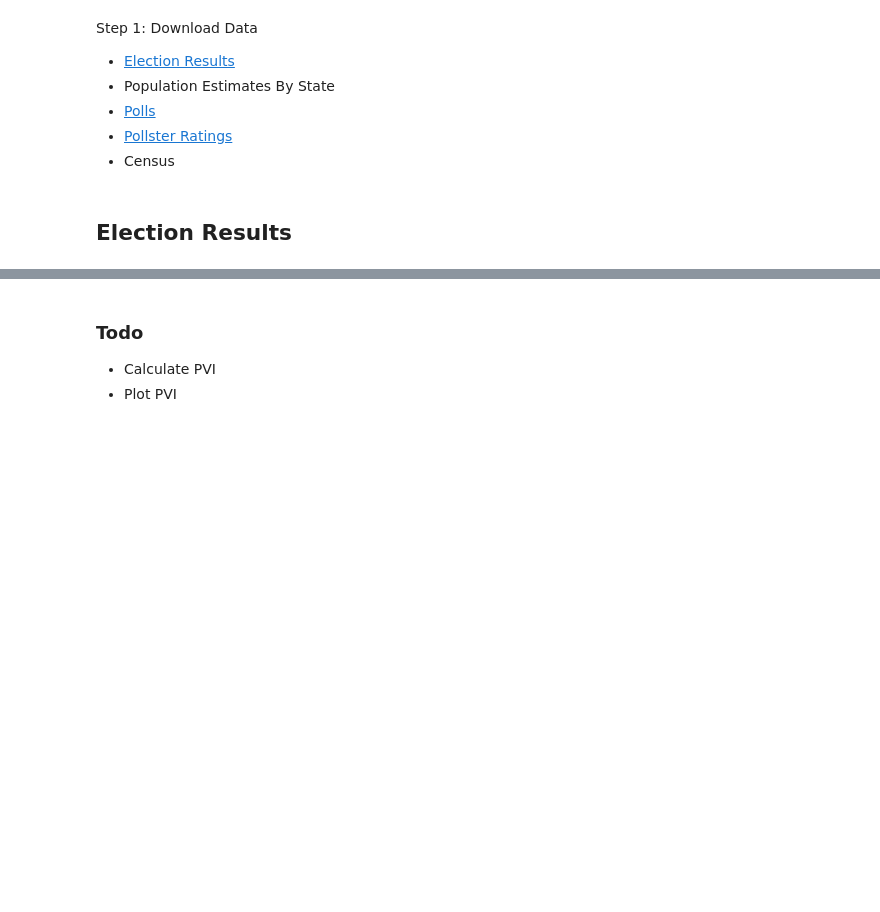
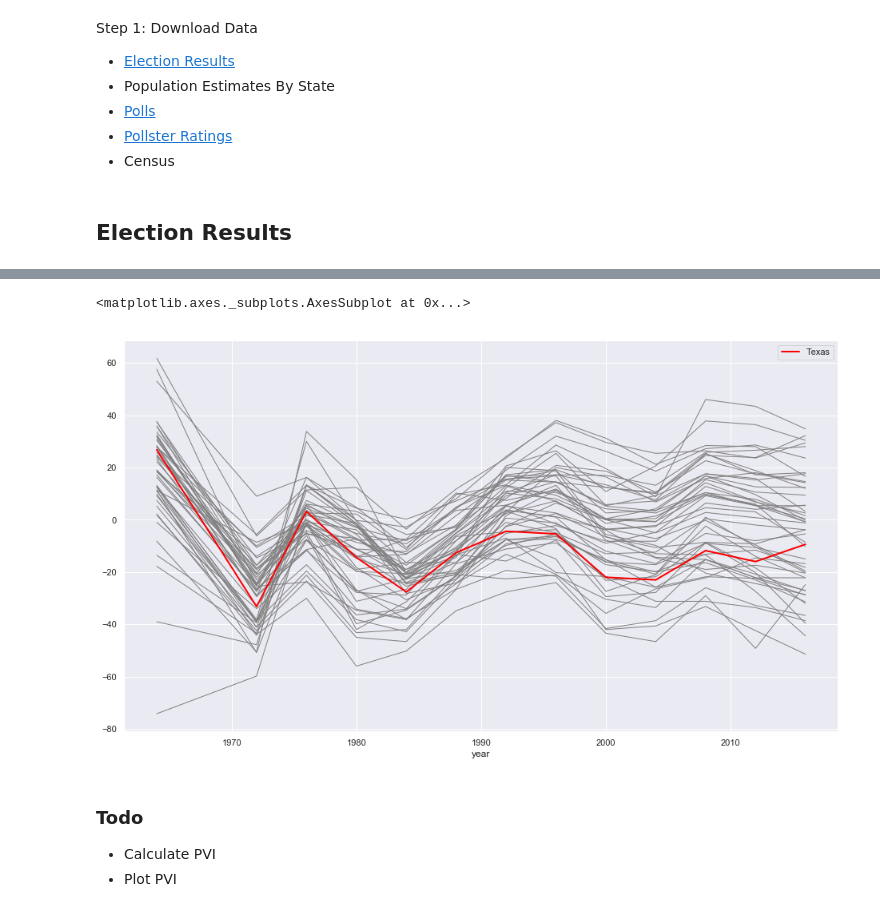
Before and after one commit to dmil/wrangler-polls, a Jupyter notebook: polling-analysis.ipynb, the cells around one changed output, grey strips where cells are left out. Drawn from its saved outputs; the diff is of its cells as text; code cells hidden in the pictures; blank space fills up the shorter version.

```diff
--- a/polling-analysis.ipynb
+++ b/polling-analysis.ipynb
@@ -77,3 +54,12 @@ geom_line()
+# %%
+fig, ax = plt.subplots()
+pres_results_by_state.groupby('state').plot(
+    x='year', y='d_margin', c='grey', kind='line', ax=ax, legend=False, linewidth=1);
+pres_results_by_state[pres_results_by_state.state=='Texas'].plot(
+    x='year', y='d_margin', c='red', kind='line', ax=ax, label='Texas', linewidth=2)
+# %% [output]
+<matplotlib.axes._subplots.AxesSubplot at 0x...>
+[figure, added]
 # %% [markdown]
 ### Todo
 - Calculate PVI
```
Also changed, not shown: parts of 24 cells of this notebook.
